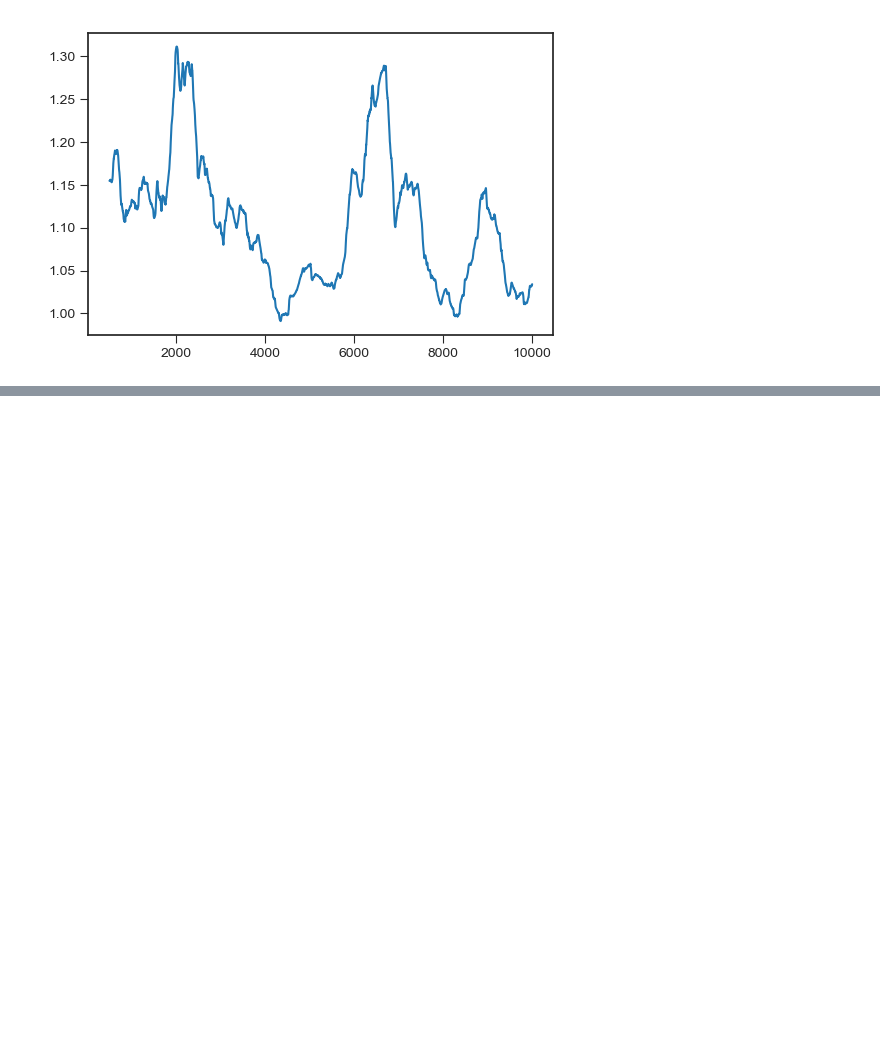
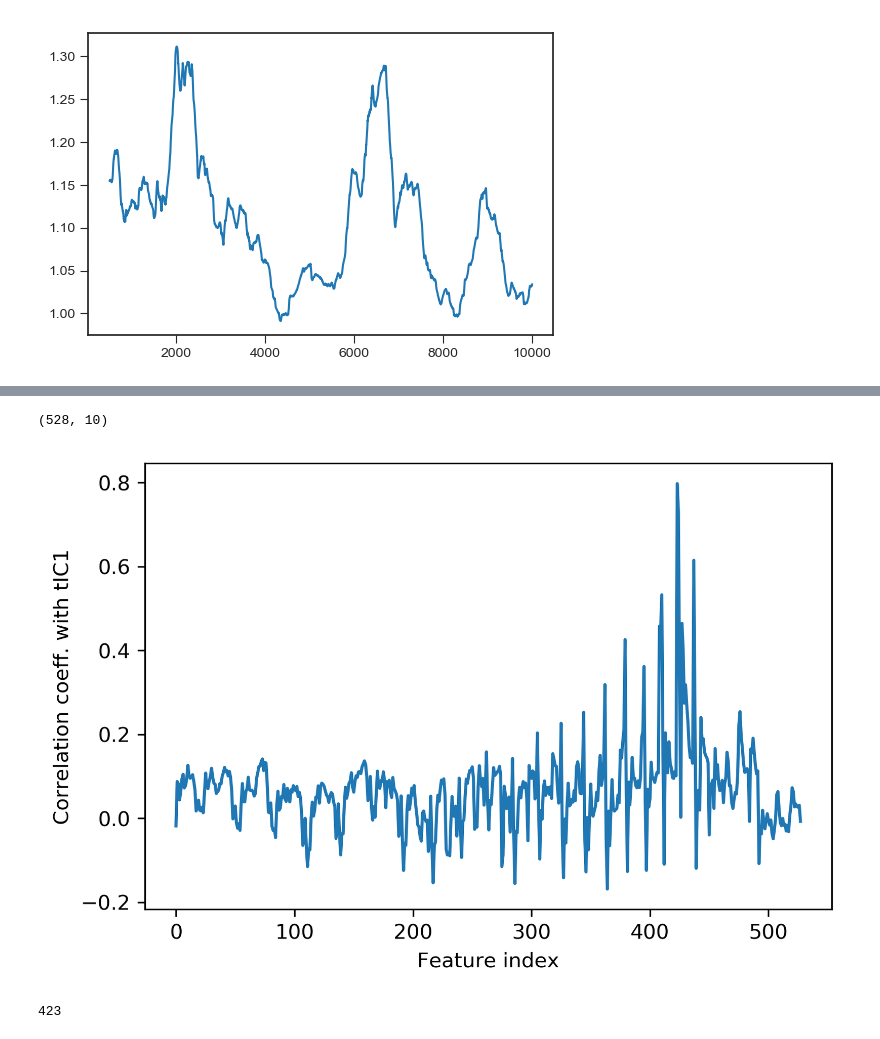
Before and after one commit to choderalab/msm-mfpt, a Jupyter notebook: vamp_scoring/automatic_eigenvalue/villin/villin_top_model.ipynb, the cells around one changed output, grey strips where cells are left out. Cells and saved outputs as stored; diff of their text form; code cells hidden in the pictures; blank space fills up the shorter version.

```diff
--- a/vamp_scoring/automatic_eigenvalue/villin/villin_top_model.ipynb
+++ b/vamp_scoring/automatic_eigenvalue/villin/villin_top_model.ipynb
@@ -1012,0 +1143,2 @@ plt.show()
+# %%
+correlations = np.load('tica_correlations.npy')
@@ -1012,0 +1189,12 @@ plt.show()
+# %%
+correlations.shape
+# %% [output]
+(528, 10)
+# %%
+plt.figure(dpi=300)
+plt.plot(correlations[:,1])
+plt.xlabel('Feature index')
+plt.ylabel('Correlation coeff. with tIC1')
+plt.show()
+# %% [output]
+[figure, added]
@@ -1012,0 +1203,4 @@ plt.show()
+# %%
+np.argmax(np.abs(tic1_corr))
+# %% [output]
+423
```
Also changed, not shown: parts of 31 cells of this notebook, 3 other files.
